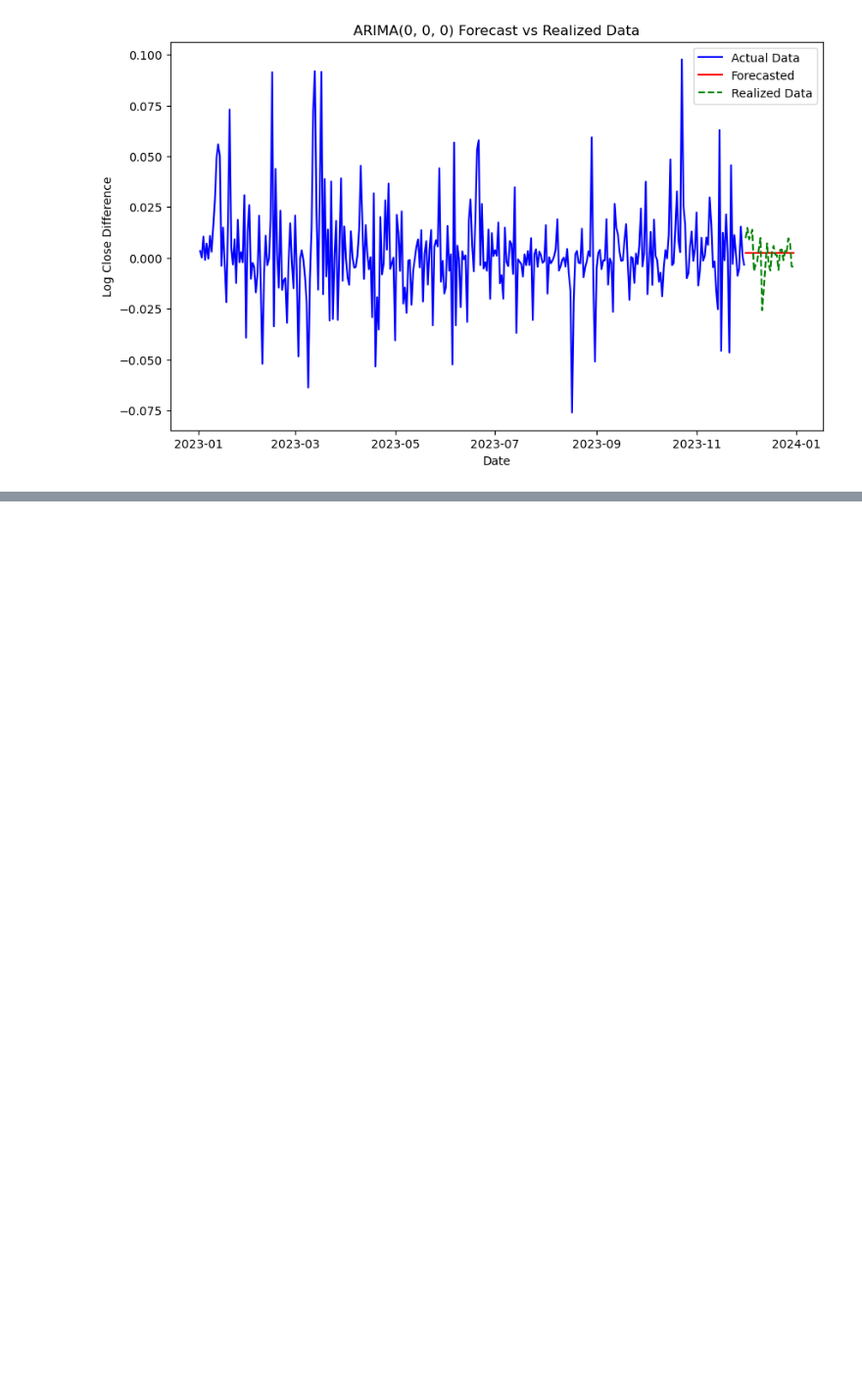
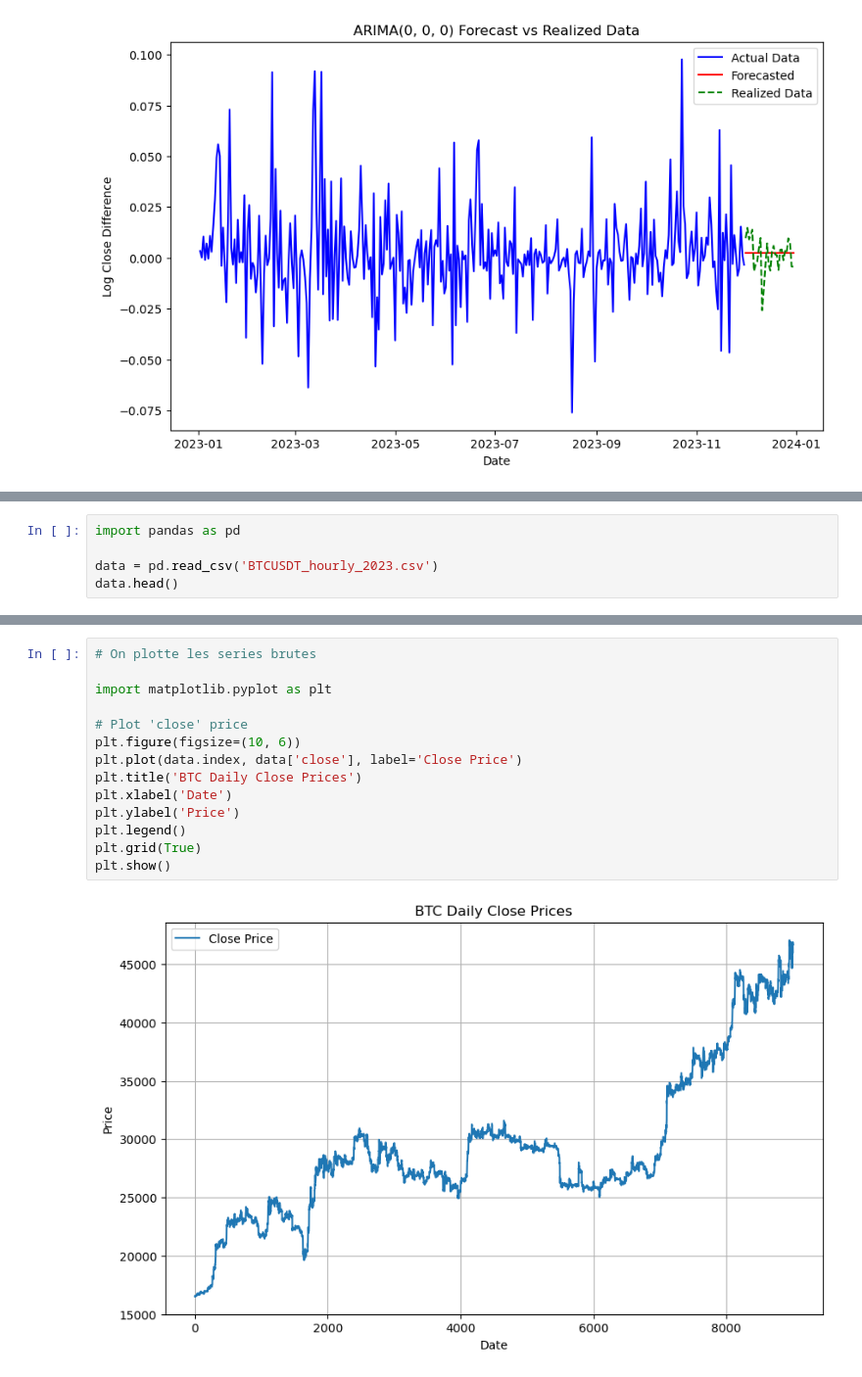
Before and after one commit to willyafalin/cryptocurrency_prediction, a Jupyter notebook: arma-hourly.ipynb, the cells around one changed output, grey strips where cells are left out. Shown at 98% size. Cells and saved outputs as stored; diff of their text form; blank space fills up the shorter version.

Commit message:
arma : hourly version

```diff
--- a/arma-hourly.ipynb
+++ b/arma-hourly.ipynb
@@ -472,0 +475,5 @@ plt.show()
+# %%
+import pandas as pd
+
+data = pd.read_csv('BTCUSDT_hourly_2023.csv')
+data.head()
@@ -472,0 +503,16 @@ plt.show()
+# %%
+# On plotte les series brutes
+
+import matplotlib.pyplot as plt
+
+# Plot 'close' price
+plt.figure(figsize=(10, 6))
+plt.plot(data.index, data['close'], label='Close Price')
+plt.title('BTC Daily Close Prices')
+plt.xlabel('Date')
+plt.ylabel('Price')
+plt.legend()
+plt.grid(True)
+plt.show()
+# %% [output]
+[figure, added]
```
Also changed, not shown: parts of 24 cells of this notebook.
